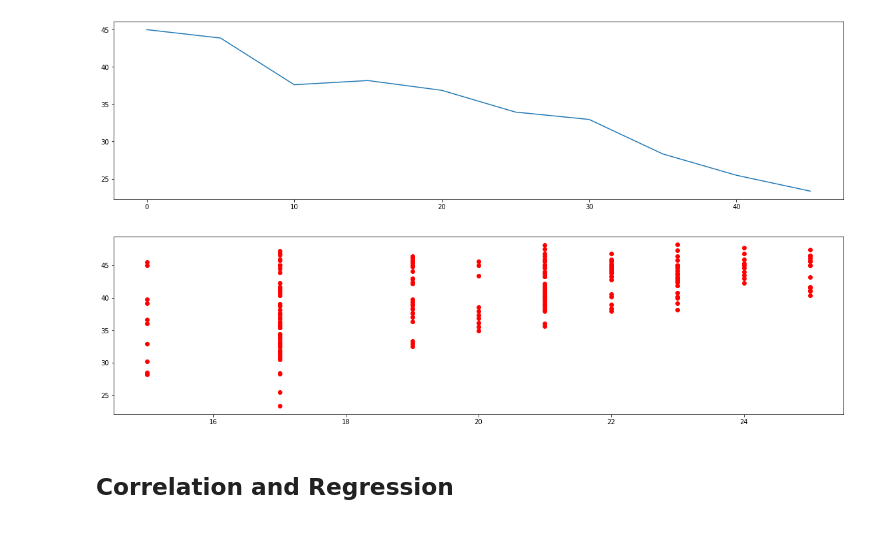
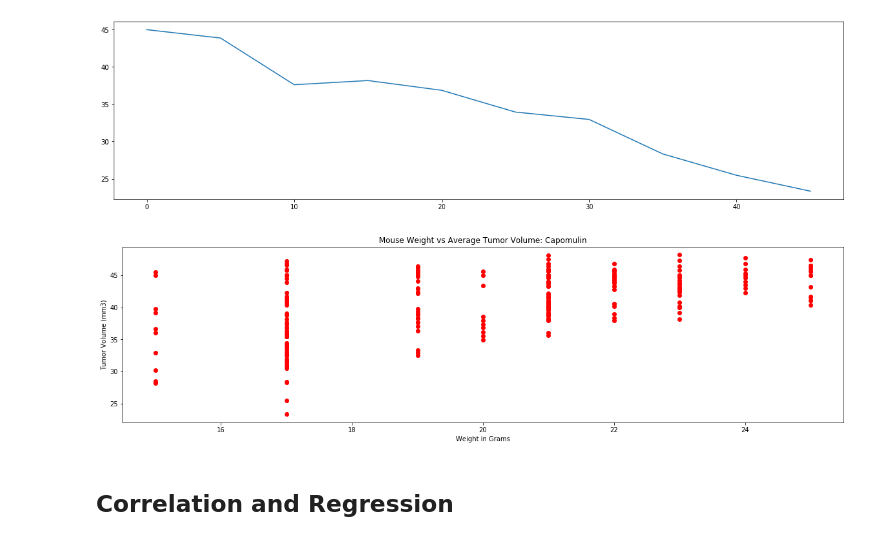
Before and after one commit to KathrynPanger/pharmaceutical-testing, a Jupyter notebook: pymaceuticals_starter.ipynb, the cells around one changed output. Saved outputs shown, nothing was run; the diff lists cells and outputs as text; code cells hidden in the pictures.

```diff
--- a/pymaceuticals_starter.ipynb
+++ b/pymaceuticals_starter.ipynb
@@ -549,19 +554,19 @@ plt.savefig("Plots/a_mouse_on_Capomulin")
 # %%
 # Generate a scatter plot of mouse weight versus average tumor volume for the Capomulin regimen
 
 clean_mouse_df_scatter=clean_mouse_df.loc[clean_mouse_df["Drug Regimen"]=="Capomulin"]
 clean_mouse_df_scatter_reduced=clean_mouse_df_scatter[["Weight (g)", "Tumor Volume (mm3)"]]
 scatterx=clean_mouse_df_scatter[["Weight (g)"]]
 scattery=clean_mouse_df_scatter[["Tumor Volume (mm3)"]]
 
-plt.title("Mouse Weight vs Average Tumor Volume for ")
-#plt.xlabel("Length of Input Array")
-#plt.ylabel("Time to Sort (s)")
+plt.title("Mouse Weight vs Average Tumor Volume: Capomulin")
+plt.xlabel("Weight in Grams")
+plt.ylabel("Tumor Volume (mm3)")
 
 plt.scatter(scatterx, scattery, marker="o", color="red")
-plt.savefig("Plots/a_mouse_on_Capomulin")
+plt.savefig("Plots/weights_on_Capomulin")
 plt.show()
 # %% [output]
-[figure, old version]
+[figure, new version]
 # %% [markdown]
 ## Correlation and Regression
```
Also changed, not shown: parts of 3 cells of this notebook, 1 other file.
